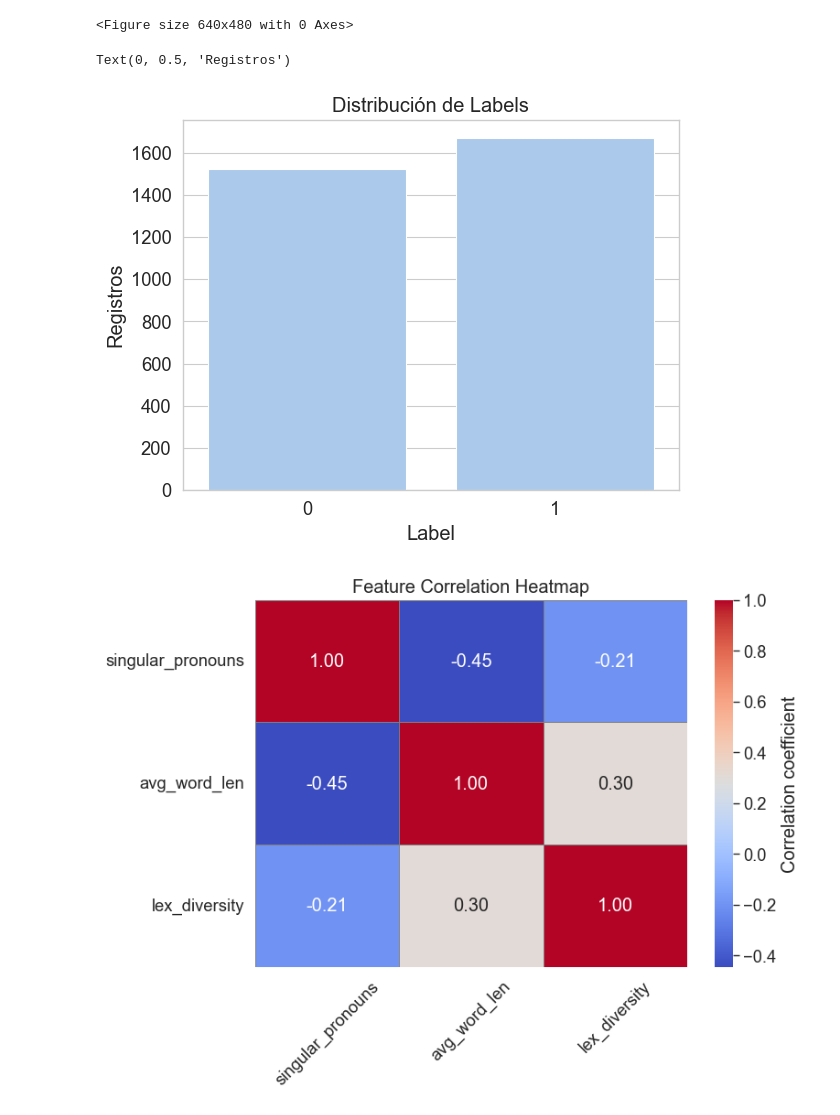
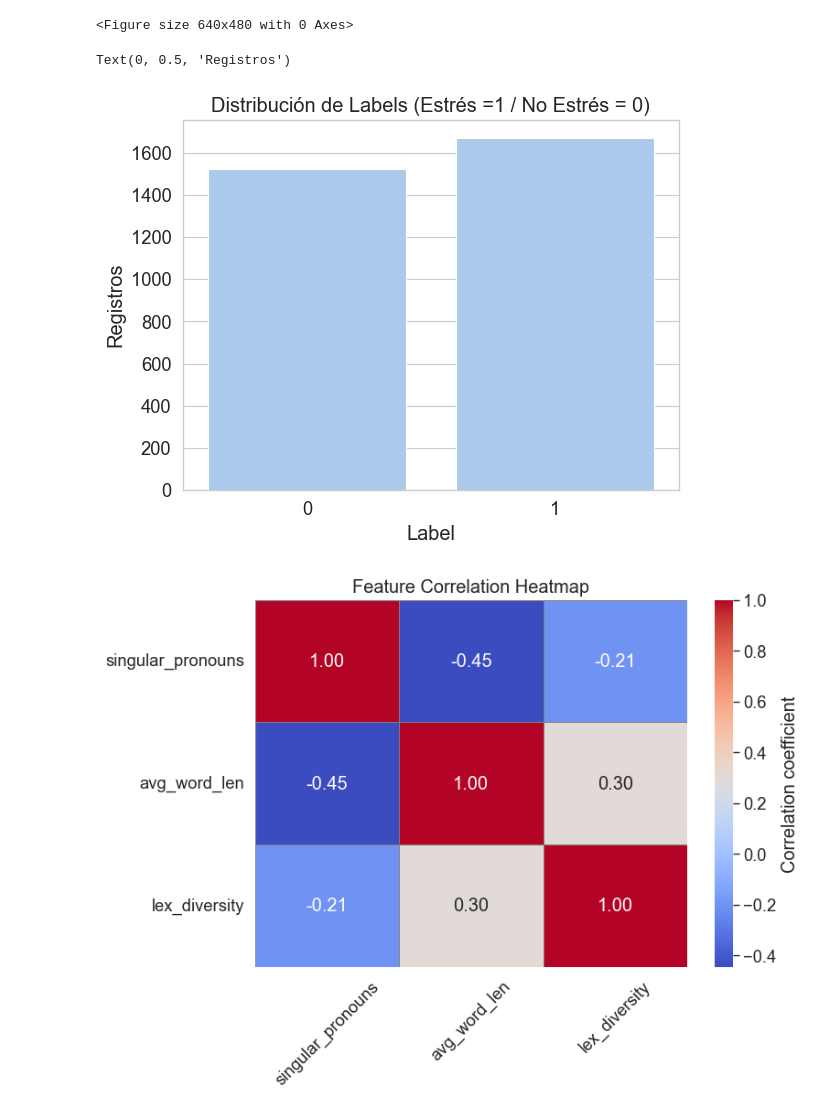
Before and after one commit to fjmoyao/depression_detection, a Jupyter notebook: src/Feature Exploration.ipynb, the cells around one changed output. Saved outputs shown, nothing was run; the diff lists cells and outputs as text; code cells hidden in the pictures.

```diff
--- a/src/Feature Exploration.ipynb
+++ b/src/Feature Exploration.ipynb
@@ -36,14 +36,14 @@ sns.despine(trim=True, left=True);
 # %%
 #distribucion de categorias en el label
 label_dis = df.label.value_counts().reset_index()
 
 g = sns.barplot(x="label", y="count", data=label_dis)
-g.set_title("Distribución de Labels")
+g.set_title("Distribución de Labels (Estrés =1 / No Estrés = 0)")
 g.set_xlabel("Label")
 g.set_ylabel("Registros")
 # %% [output]
 Text(0, 0.5, 'Registros')
-[figure, old version]
+[figure, new version]
 # %%
 features =['singular_pronouns', 'avg_word_len', 'lex_diversity']
 X = df.loc[:,features]
```
Also changed, not shown: 2 other files.
